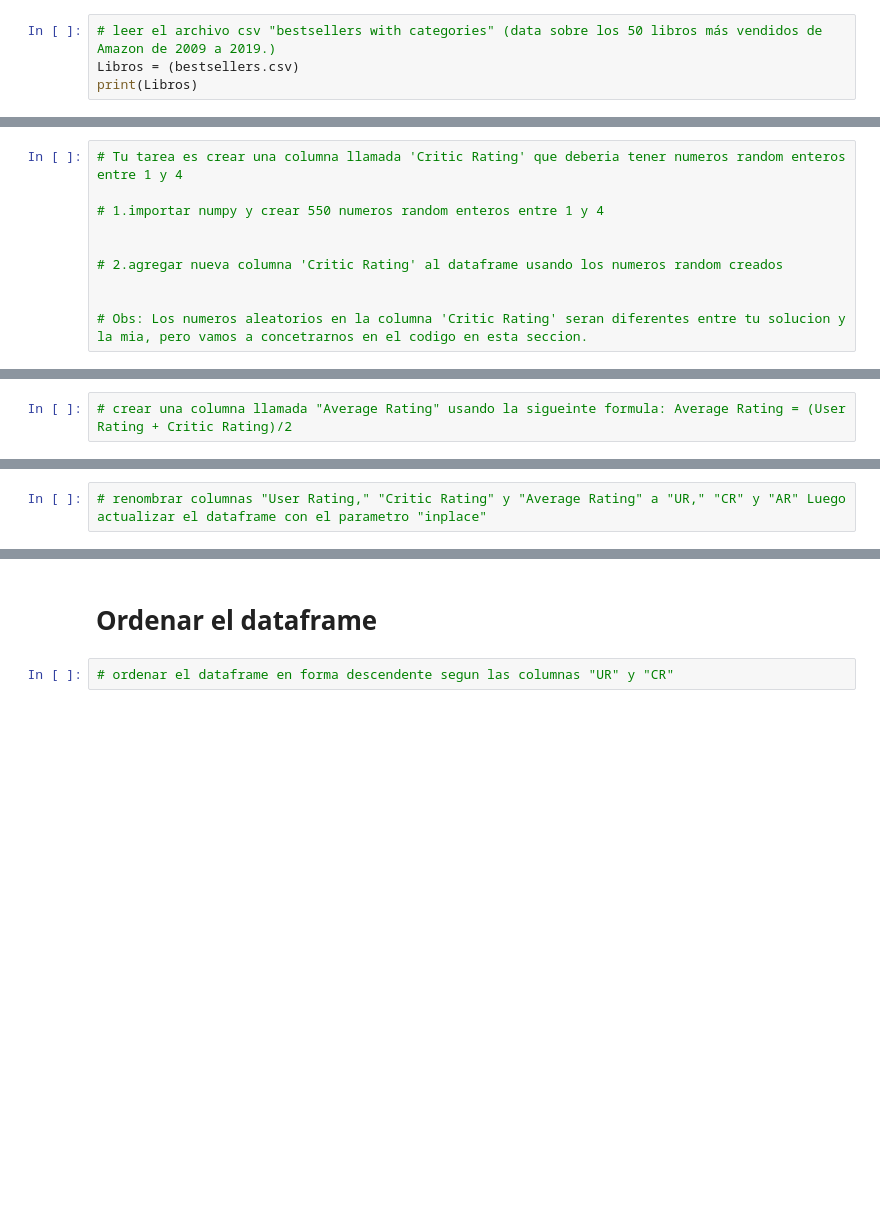
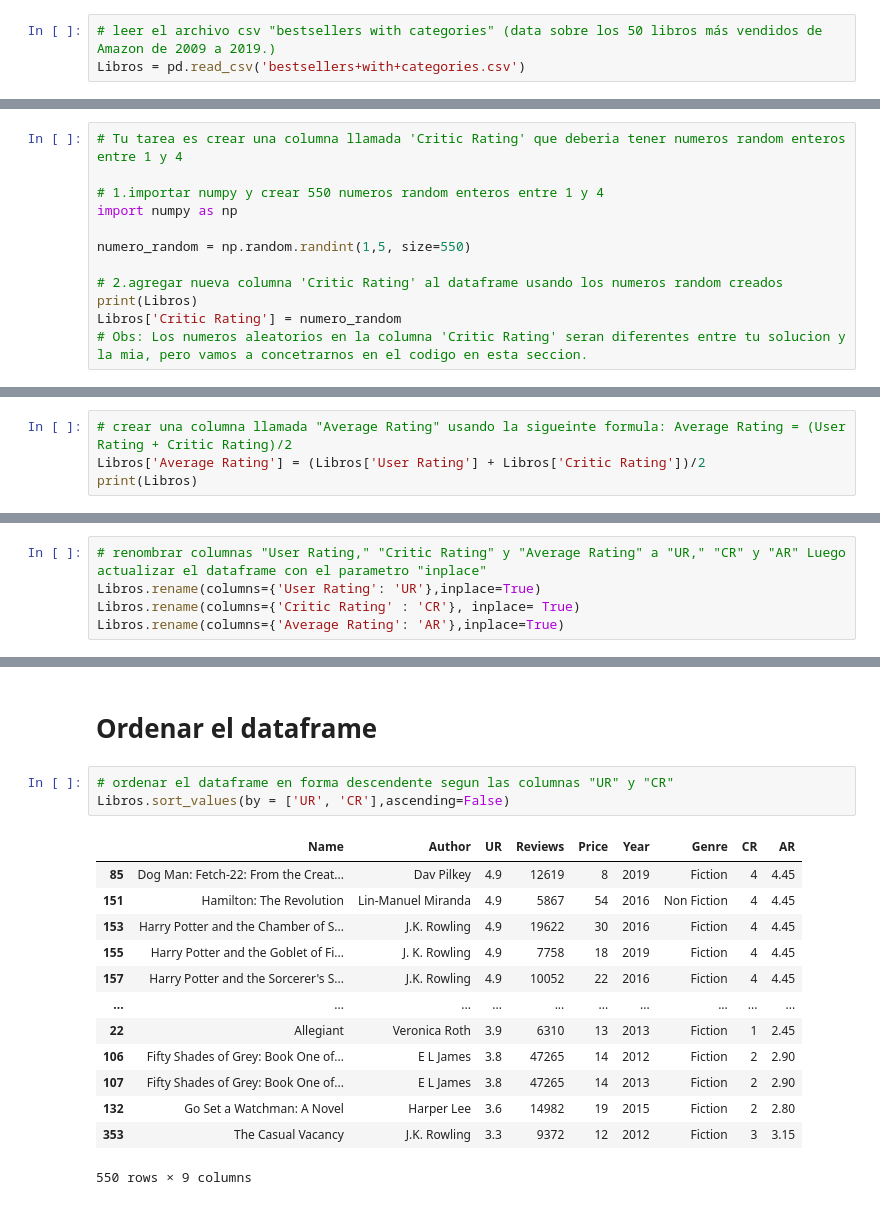
Before and after one commit to AlanLeCh/CursoPython, a Jupyter notebook: Introduccion+a+Pandas-Ejercicio.ipynb, the cells around one changed output, grey strips where cells are left out. Drawn from its saved outputs; the diff is of its cells as text; blank space fills up the shorter version.

```diff
--- a/Introduccion+a+Pandas-Ejercicio.ipynb
+++ b/Introduccion+a+Pandas-Ejercicio.ipynb
@@ -7,7 +7,6 @@ import pandas as pd
 # Crear un DataFrame
 # %%
 # leer el archivo csv "bestsellers with categories" (data sobre los 50 libros más vendidos de Amazon de 2009 a 2019.)
-Libros = (bestsellers.csv)
-print(Libros)
+Libros = pd.read_csv('bestsellers+with+categories.csv')
 # %%
 # acceder al atributo shape
@@ -25,9 +58,11 @@ print(Libros)
 # Tu tarea es crear una columna llamada 'Critic Rating' que deberia tener numeros random enteros entre 1 y 4
 
 # 1.importar numpy y crear 550 numeros random enteros entre 1 y 4
+import numpy as np
 
+numero_random = np.random.randint(1,5, size=550)
 
 # 2.agregar nueva columna 'Critic Rating' al dataframe usando los numeros random creados
-
-
+print(Libros)
+Libros['Critic Rating'] = numero_random
 # Obs: Los numeros aleatorios en la columna 'Critic Rating' seran diferentes entre tu solucion y la mia, pero vamos a concetrarnos en el codigo en esta seccion.
@@ -49,3 +138,5 @@ print(Libros)
 # Operaciones en Dataframes
 # %%
 # crear una columna llamada "Average Rating" usando la sigueinte formula: Average Rating = (User Rating + Critic Rating)/2
+Libros['Average Rating'] = (Libros['User Rating'] + Libros['Critic Rating'])/2
+print(Libros)
@@ -59,5 +188,8 @@ print(Libros)
 # Renombrar Columnas
 # %%
 # renombrar columnas "User Rating," "Critic Rating" y "Average Rating" a "UR," "CR" y "AR" Luego actualizar el dataframe con el parametro "inplace"
+Libros.rename(columns={'User Rating': 'UR'},inplace=True)
+Libros.rename(columns={'Critic Rating' : 'CR'}, inplace= True)
+Libros.rename(columns={'Average Rating': 'AR'},inplace=True)
 # %%
 # mostrar 5 primeras filas
@@ -67,3 +223,18 @@ print(Libros)
 # Ordenar el dataframe
 # %%
 # ordenar el dataframe en forma descendente segun las columnas "UR" y "CR"
+Libros.sort_values(by = ['UR', 'CR'],ascending=False)
+# %% [output]
+|  | Name | Author | UR | Reviews | Price | Year | Genre | CR | AR |
+| 85 | Dog Man: Fetch-22: From the Creat... | Dav Pilkey | 4.9 | 12619 | 8 | 2019 | Fiction | 4 | 4.45 |
+| 151 | Hamilton: The Revolution | Lin-Manuel Miranda | 4.9 | 5867 | 54 | 2016 | Non Fiction | 4 | 4.45 |
+| 153 | Harry Potter and the Chamber of S... | J.K. Rowling | 4.9 | 19622 | 30 | 2016 | Fiction | 4 | 4.45 |
+| 155 | Harry Potter and the Goblet of Fi... | J. K. Rowling | 4.9 | 7758 | 18 | 2019 | Fiction | 4 | 4.45 |
+| 157 | Harry Potter and the Sorcerer's S... | J.K. Rowling | 4.9 | 10052 | 22 | 2016 | Fiction | 4 | 4.45 |
+| ... | ... | ... | ... | ... | ... | ... | ... | ... | ... |
+| 22 | Allegiant | Veronica Roth | 3.9 | 6310 | 13 | 2013 | Fiction | 1 | 2.45 |
+| 106 | Fifty Shades of Grey: Book One of... | E L James | 3.8 | 47265 | 14 | 2012 | Fiction | 2 | 2.90 |
+| 107 | Fifty Shades of Grey: Book One of... | E L James | 3.8 | 47265 | 14 | 2013 | Fiction | 2 | 2.90 |
+| 132 | Go Set a Watchman: A Novel | Harper Lee | 3.6 | 14982 | 19 | 2015 | Fiction | 2 | 2.80 |
+| 353 | The Casual Vacancy | J.K. Rowling | 3.3 | 9372 | 12 | 2012 | Fiction | 3 | 3.15 |
+550 rows × 9 columns
```
Also changed, not shown: parts of 14 cells of this notebook, 8 other files.
